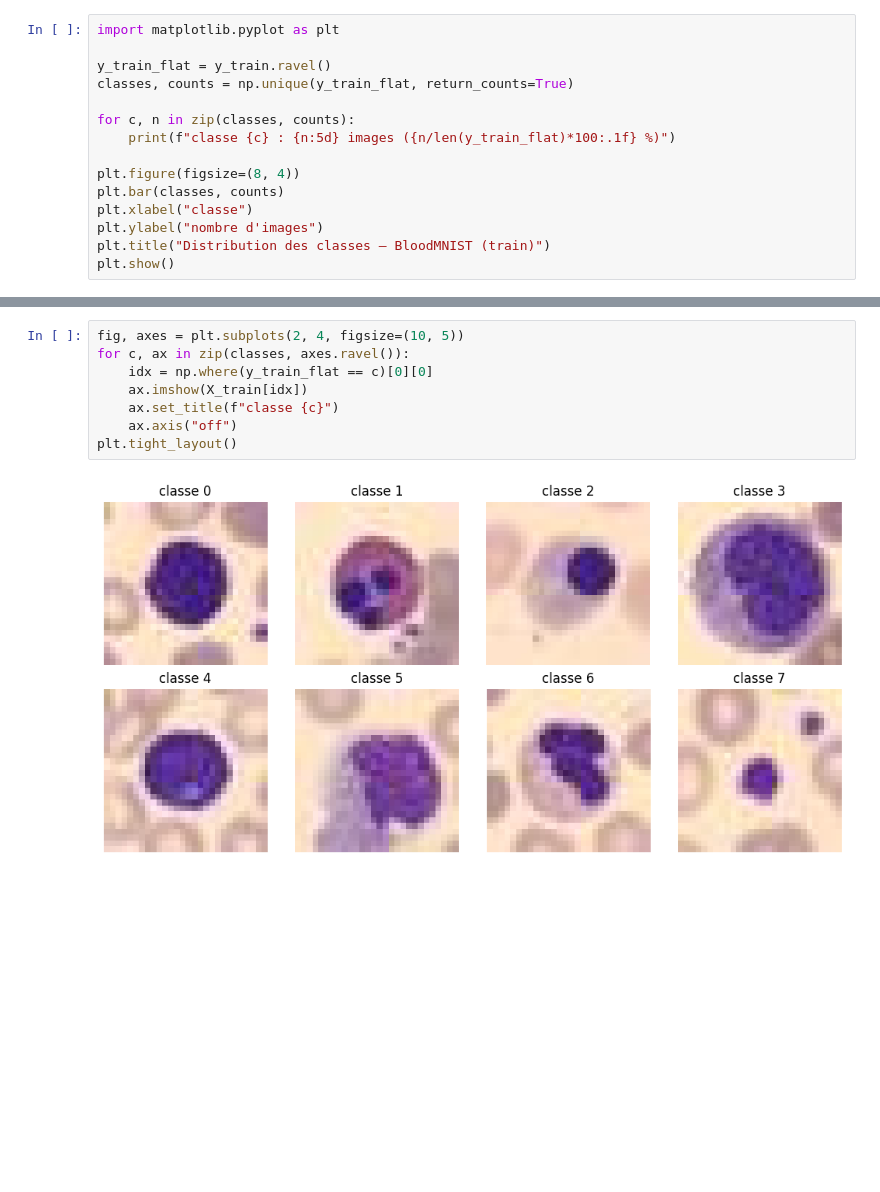
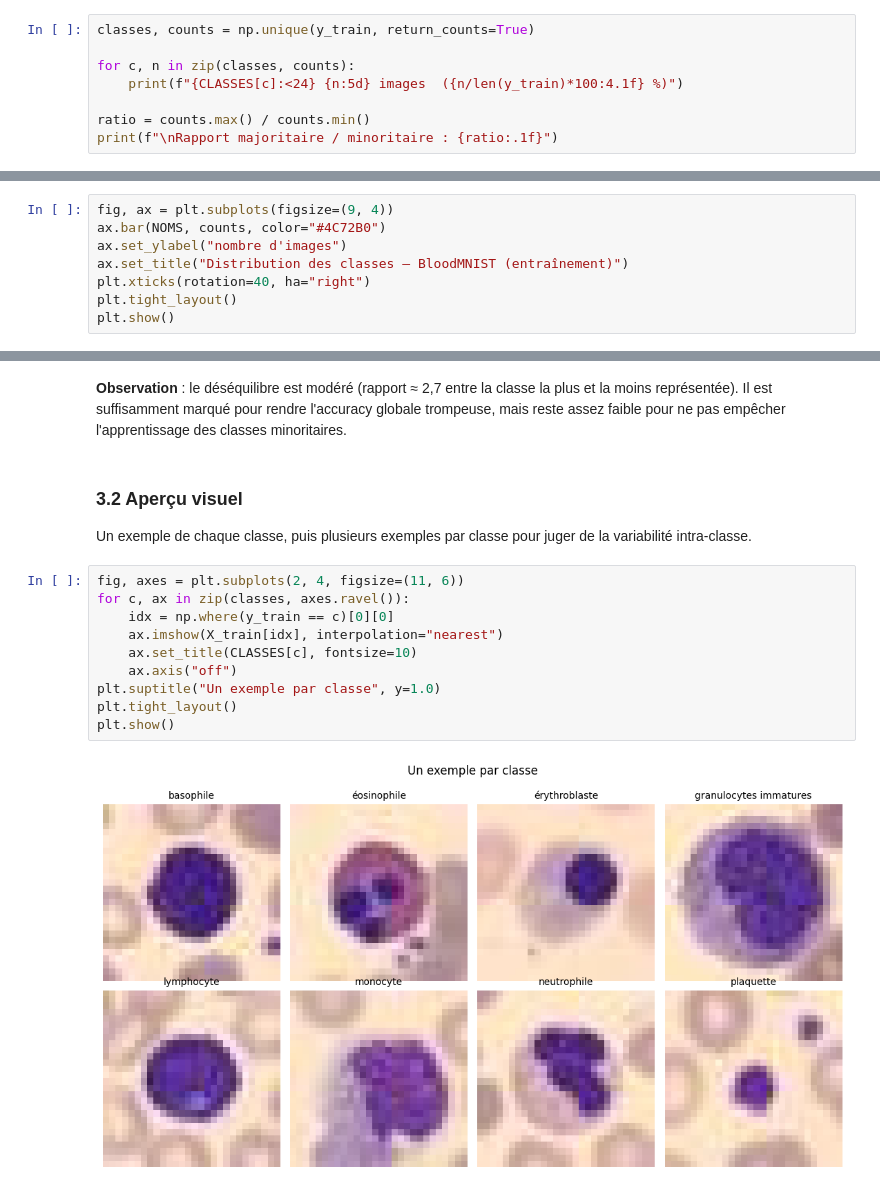
Before and after one commit to LouiSvon/cvrie, a Jupyter notebook: notebooks/supervised_learning.ipynb, the cells around one changed output, grey strips where cells are left out. Drawn from its saved outputs; the diff is of its cells as text; blank space fills up the shorter version.

Commit message:
feat(sup): chargement, exploration et pré-traitement du dataset BloodMNIST

```diff
--- a/notebooks/supervised_learning.ipynb
+++ b/notebooks/supervised_learning.ipynb
@@ -17,16 +105,9 @@ Valeurs pixels : 0 à 255
 # %%
-import matplotlib.pyplot as plt
-
-y_train_flat = y_train.ravel()
-classes, counts = np.unique(y_train_flat, return_counts=True)
+classes, counts = np.unique(y_train, return_counts=True)
 
 for c, n in zip(classes, counts):
-    print(f"classe {c} : {n:5d} images ({n/len(y_train_flat)*100:.1f} %)")
+    print(f"{CLASSES[c]:<24} {n:5d} images  ({n/len(y_train)*100:4.1f} %)")
 
-plt.figure(figsize=(8, 4))
-plt.bar(classes, counts)
-plt.xlabel("classe")
-plt.ylabel("nombre d'images")
-plt.title("Distribution des classes — BloodMNIST (train)")
-plt.show()
+ratio = counts.max() / counts.min()
+print(f"\nRapport majoritaire / minoritaire : {ratio:.1f}")
 # %% [output]
@@ -41,0 +124,8 @@ classe 7 :  1643 images (13.7 %)
+# %%
+fig, ax = plt.subplots(figsize=(9, 4))
+ax.bar(NOMS, counts, color="#4C72B0")
+ax.set_ylabel("nombre d'images")
+ax.set_title("Distribution des classes — BloodMNIST (entraînement)")
+plt.xticks(rotation=40, ha="right")
+plt.tight_layout()
+plt.show()
@@ -42,10 +134,22 @@ classe 7 :  1643 images (13.7 %)
+# %% [markdown]
+**Observation** : le déséquilibre est modéré (rapport ≈ 2,7 entre la classe la plus
+et la moins représentée). Il est suffisamment marqué pour rendre l'accuracy globale
+trompeuse, mais reste assez faible pour ne pas empêcher l'apprentissage des classes
+minoritaires.
+# %% [markdown]
+### 3.2 Aperçu visuel
+
+Un exemple de chaque classe, puis plusieurs exemples par classe pour juger de la
+variabilité intra-classe.
 # %%
-fig, axes = plt.subplots(2, 4, figsize=(10, 5))
+fig, axes = plt.subplots(2, 4, figsize=(11, 6))
 for c, ax in zip(classes, axes.ravel()):
-    idx = np.where(y_train_flat == c)[0][0]
-    ax.imshow(X_train[idx])
-    ax.set_title(f"classe {c}")
+    idx = np.where(y_train == c)[0][0]
+    ax.imshow(X_train[idx], interpolation="nearest")
+    ax.set_title(CLASSES[c], fontsize=10)
     ax.axis("off")
+plt.suptitle("Un exemple par classe", y=1.0)
 plt.tight_layout()
+plt.show()
 # %% [output]
-[figure, old version]
+[figure, new version]
```
Also changed, not shown: parts of 21 cells of this notebook, 1 other file.
